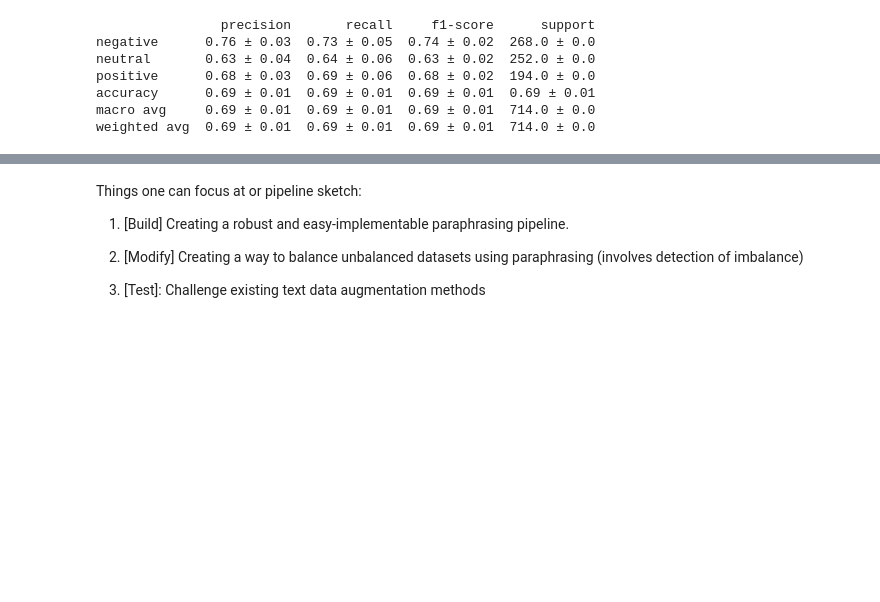
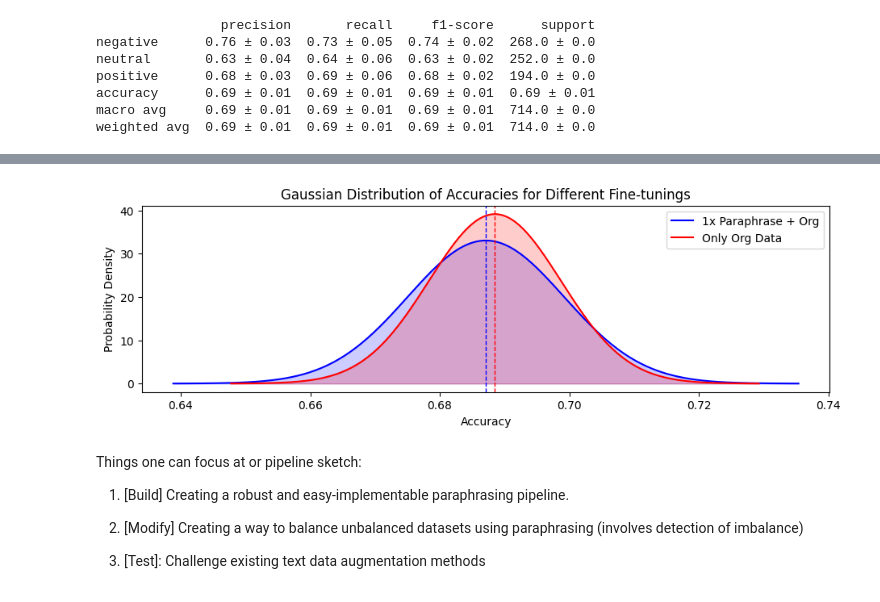
Before and after one commit to jorgenhw/NLP_exam_2023, a Jupyter notebook: nbs/sandbox.ipynb, the cells around one changed output, grey strips where cells are left out. Saved outputs shown, nothing was run; the diff lists cells and outputs as text; code cells hidden in the pictures; blank space fills up the shorter version.

```diff
--- a/nbs/sandbox.ipynb
+++ b/nbs/sandbox.ipynb
@@ -52,3 +147,42 @@ weighted avg  0.69 ± 0.01  0.69 ± 0.01  0.69 ± 0.01  714.0 ± 0.0
+# %%
+import matplotlib.pyplot as plt
+from scipy.stats import norm
+
+# Function to plot the Gaussian distribution
+def plot_gaussian(ax, values, label, color):
+    mean = np.mean(values)
+    std = np.std(values, ddof=1)
+    x = np.linspace(mean - 4*std, mean + 4*std, 1000)
+    y = norm.pdf(x, mean, std)
+    ax.plot
+    ax.plot(x, y, label=label, color=color)
+    ax.fill_between(x, y, alpha=0.2, color=color)
+
+# Using the means and standard deviations calculated above, we can plot the distributions
+fig, ax = plt.subplots()
+
+# Plot distribution for the first fine-tuning
+plot_gaussian(ax, data_1xparaphrase_plus_org, '1x Paraphrase + Org', 'blue')
+
+# Plot distribution for the second fine-tuning
+plot_gaussian(ax, data_only_org, 'Only Org Data', 'red')
+
+# Add legend and labels
+ax.legend()
+ax.set_xlabel('Accuracy')
+ax.set_ylabel('Probability Density')
+ax.set_title('Gaussian Distribution of Accuracies for Different Fine-tunings')
+
+# Optionally, add vertical lines for the means
+ax.axvline(mean_1xparaphrase_plus_org, color='blue', linestyle='--', lw=1)
+ax.axvline(mean_only_org, color='red', linestyle='--', lw=1)
+
+
+# Make plot larger
+fig.set_size_inches(11, 3)
+plt.show()
+# %% [output]
+[figure, added]
 # %% [markdown]
 Things one can focus at or pipeline sketch:
 
```
Also changed, not shown: parts of 3 cells of this notebook.
